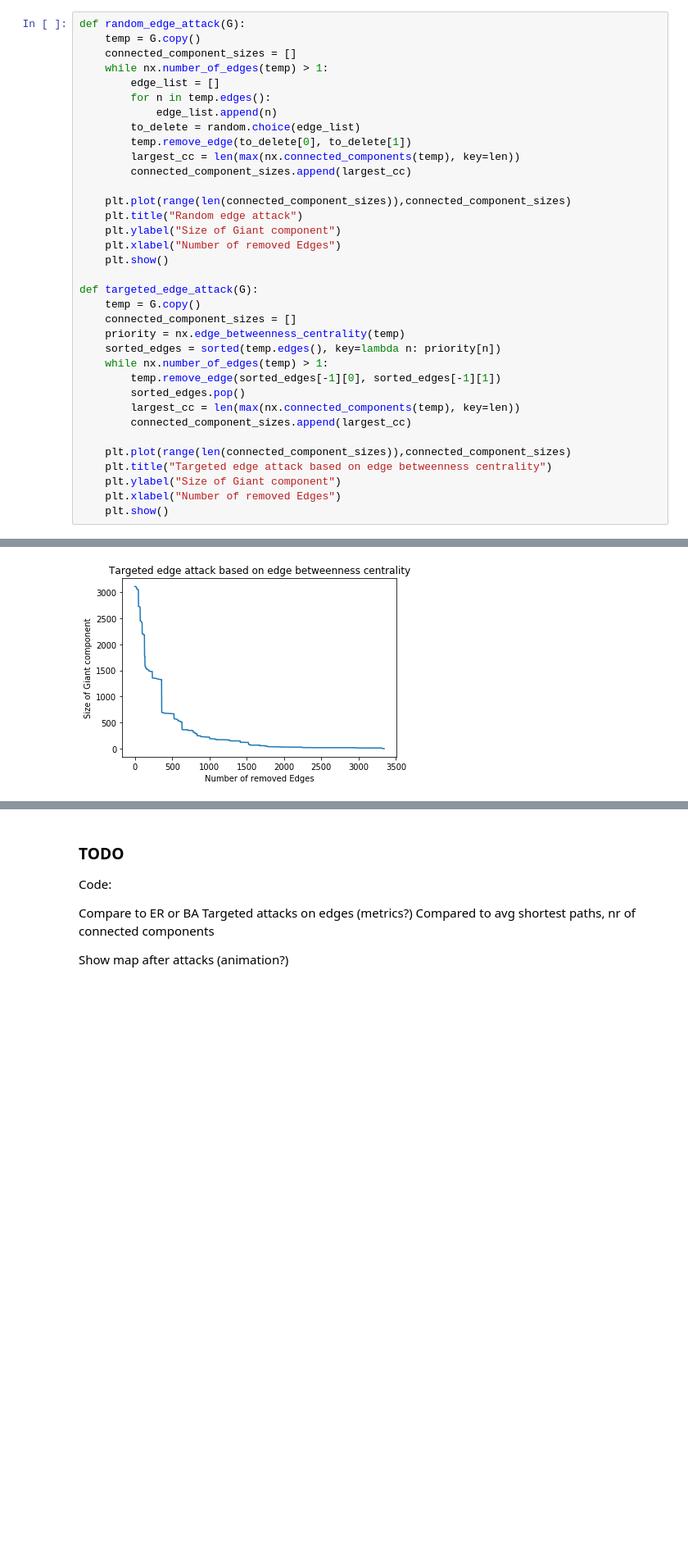
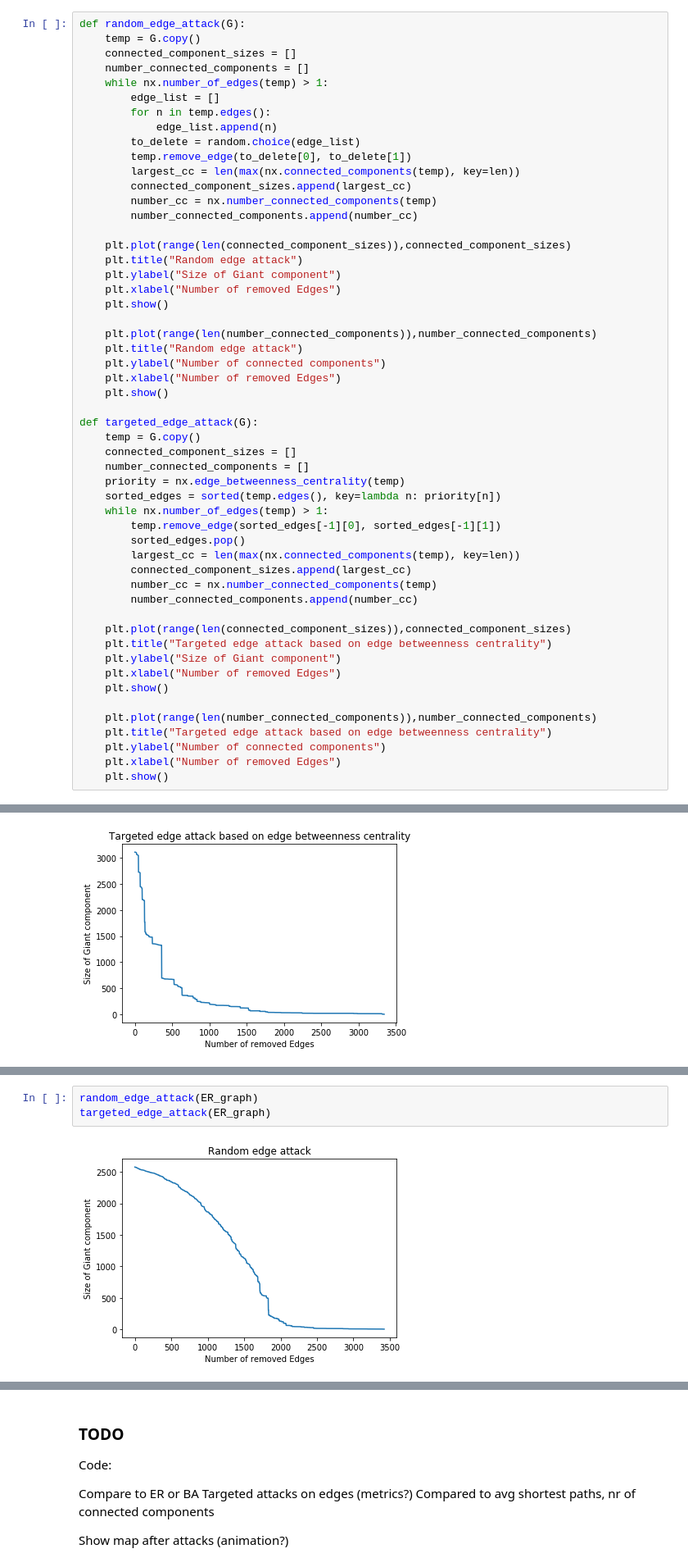
Before and after one commit to mathiasluethi/network-science-final-project, a Jupyter notebook: Final Version.ipynb, the cells around one changed output, grey strips where cells are left out. Shown at 82% size. Cells and saved outputs as stored; diff of their text form; blank space fills up the shorter version.

```diff
--- a/Final Version.ipynb
+++ b/Final Version.ipynb
@@ -270,6 +293,7 @@ targeted_attacks(G, eigenvector, "eigenvector centrality")
 def random_edge_attack(G):
     temp = G.copy()
     connected_component_sizes = []
+    number_connected_components = []
     while nx.number_of_edges(temp) > 1:
         edge_list = []
         for n in temp.edges():
@@ -278,6 +302,8 @@ def random_edge_attack(G):
         temp.remove_edge(to_delete[0], to_delete[1])
         largest_cc = len(max(nx.connected_components(temp), key=len))
         connected_component_sizes.append(largest_cc)
+        number_cc = nx.number_connected_components(temp)
+        number_connected_components.append(number_cc)
 
     plt.plot(range(len(connected_component_sizes)),connected_component_sizes)
     plt.title("Random edge attack")
@@ -285,9 +311,16 @@ def random_edge_attack(G):
     plt.xlabel("Number of removed Edges")
     plt.show()
 
+    plt.plot(range(len(number_connected_components)),number_connected_components)
+    plt.title("Random edge attack")
+    plt.ylabel("Number of connected components")
+    plt.xlabel("Number of removed Edges")
+    plt.show()
+
 def targeted_edge_attack(G):
     temp = G.copy()
     connected_component_sizes = []
+    number_connected_components = []
     priority = nx.edge_betweenness_centrality(temp)
     sorted_edges = sorted(temp.edges(), key=lambda n: priority[n])
     while nx.number_of_edges(temp) > 1:
@@ -295,12 +328,20 @@ def targeted_edge_attack(G):
         sorted_edges.pop()
         largest_cc = len(max(nx.connected_components(temp), key=len))
         connected_component_sizes.append(largest_cc)
+        number_cc = nx.number_connected_components(temp)
+        number_connected_components.append(number_cc)
 
     plt.plot(range(len(connected_component_sizes)),connected_component_sizes)
     plt.title("Targeted edge attack based on edge betweenness centrality")
     plt.ylabel("Size of Giant component")
     plt.xlabel("Number of removed Edges")
     plt.show()
+
+    plt.plot(range(len(number_connected_components)),number_connected_components)
+    plt.title("Targeted edge attack based on edge betweenness centrality")
+    plt.ylabel("Number of connected components")
+    plt.xlabel("Number of removed Edges")
+    plt.show()
 # %%
 random_edge_attack(G)
 targeted_edge_attack(G)
@@ -309,0 +379,5 @@ targeted_edge_attack(G)
+# %%
+random_edge_attack(ER_graph)
+targeted_edge_attack(ER_graph)
+# %% [output]
+[figure, added]
```
Also changed, not shown: parts of 19 cells of this notebook.
